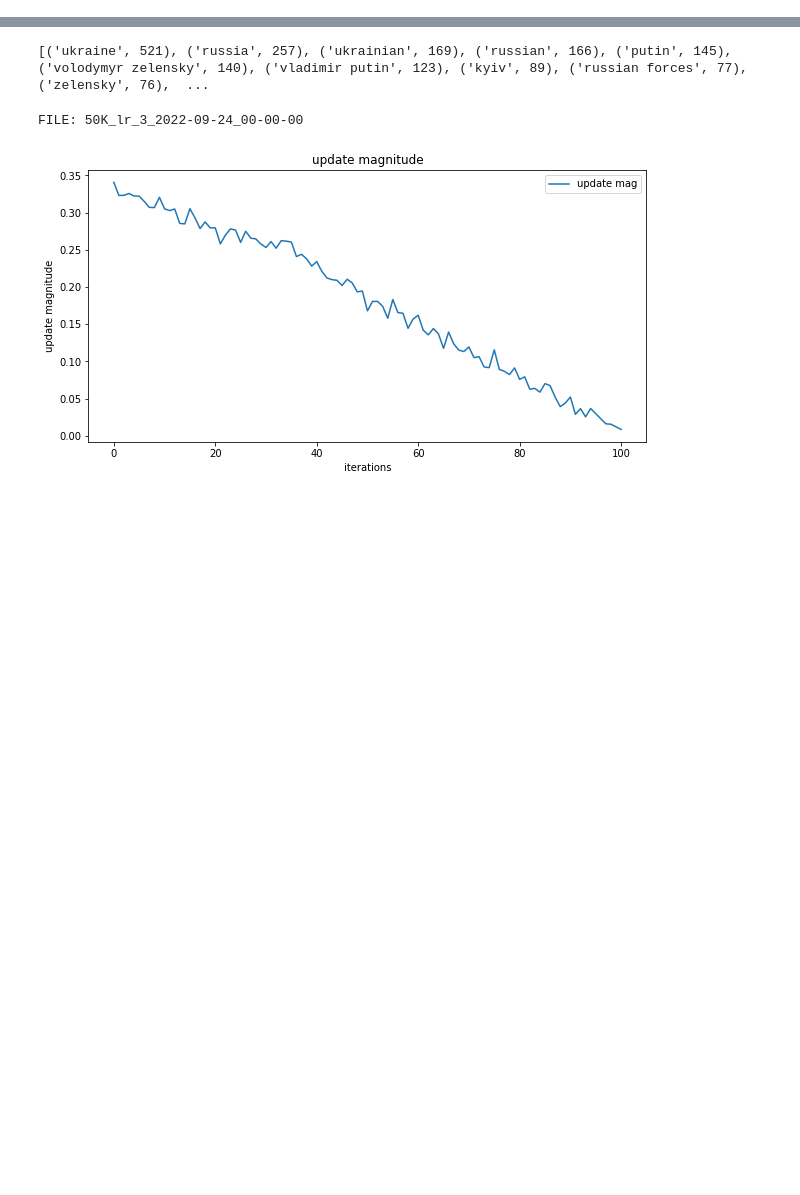
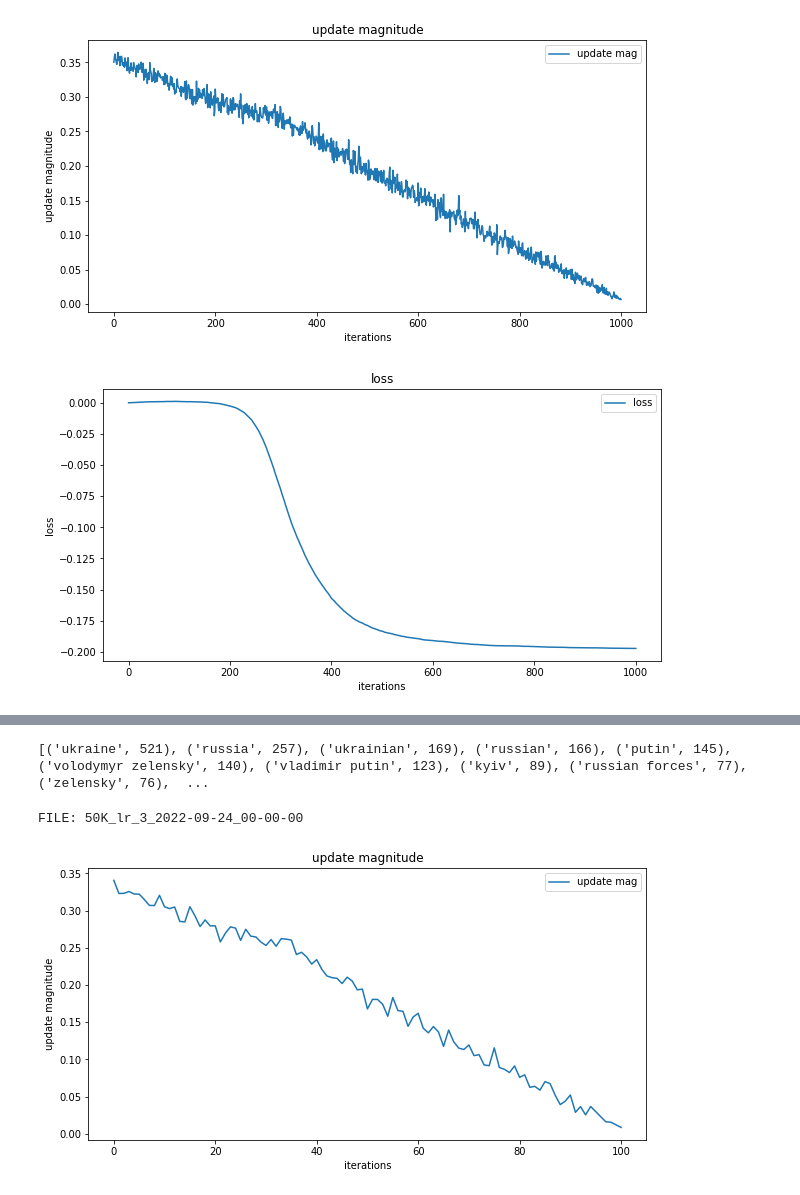
Before and after one commit to DavidChong2523/Message-Passing, a Jupyter notebook: msg_passing.ipynb, the cells around one changed output, grey strips where cells are left out. Saved outputs shown, nothing was run; the diff lists cells and outputs as text; code cells hidden in the pictures; blank space fills up the shorter version.

```diff
--- a/msg_passing.ipynb
+++ b/msg_passing.ipynb
@@ -30,2 +50,7 @@ display.plot_diagnostic(diagnostic_hist)
+# %%
+display.plot_diagnostic(diagnostic_hist)
+# %% [output]
+[figure, added]
+[figure, added]
 # %%
 #display.plot_history(hist)
```
Also changed, not shown: parts of 11 cells of this notebook, 2 other files.
